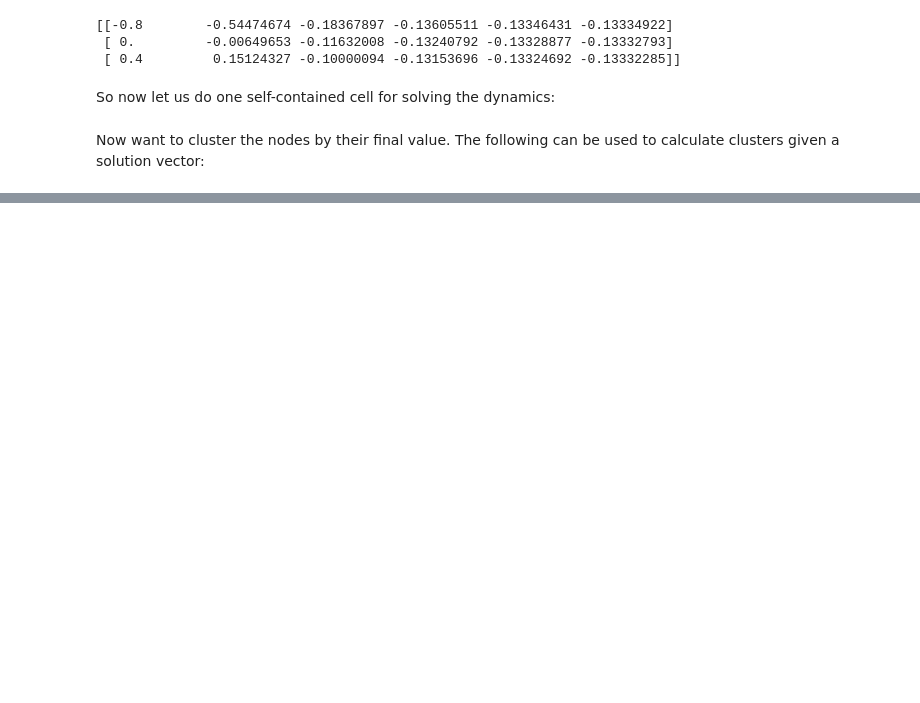
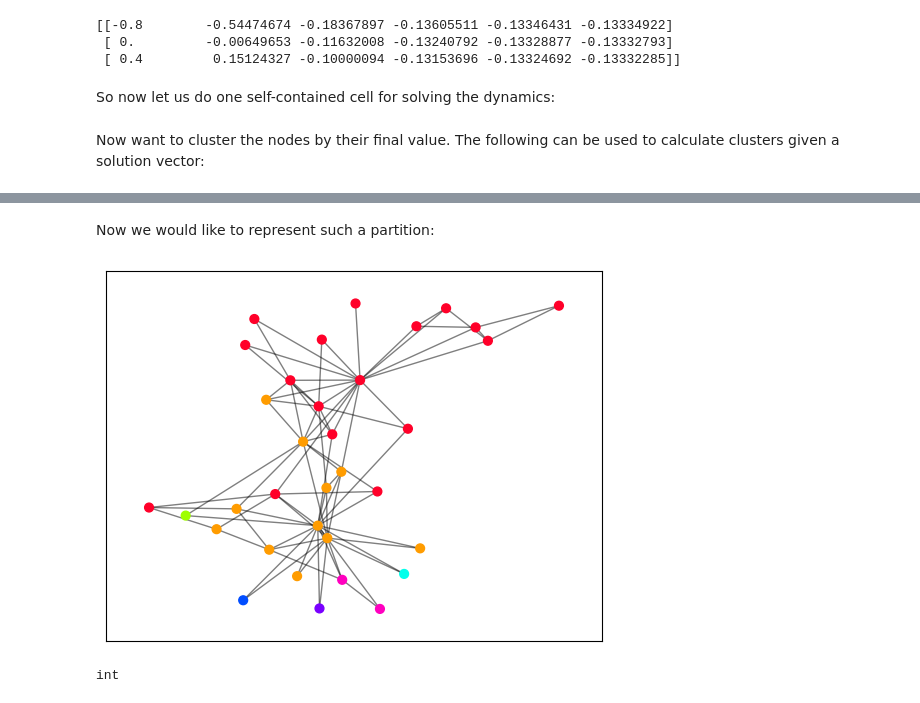
Before and after one commit to ArneWolf/Bd_confidence_communities, a Jupyter notebook: Main.ipynb, the cells around one changed output, grey strips where cells are left out. Drawn from its saved outputs; the diff is of its cells as text; code cells hidden in the pictures; blank space fills up the shorter version.

Commit message:
can plot clustering now

```diff
--- a/Main.ipynb
+++ b/Main.ipynb
@@ -106,4 +88,18 @@ for i in range(G.number_of_nodes()):
+# %% [markdown]
+Now we would like to represent such a partition:
+# %%
+cmap = cm.get_cmap('gist_rainbow', int(np.max(cluster)+1))
+pos = nx.spring_layout(G)
+nx.draw_networkx_nodes(G, pos, node_size=40, cmap=cmap, node_color=cluster)
+nx.draw_networkx_edges(G, pos, alpha=0.5)
+plt.show()
+# %% [output]
+[figure, added]
 # %%
 G=nx.karate_club_graph()
 for i in range(G.number_of_nodes()):
     G.nodes[i]['clusterval']=sol(G).y[i][0]
+# %%
+cmap = cm.get_cmap('viridis', int(np.max(cluster)+1))
+# %% [output]
+int
```
Also changed, not shown: parts of 2 cells of this notebook.
